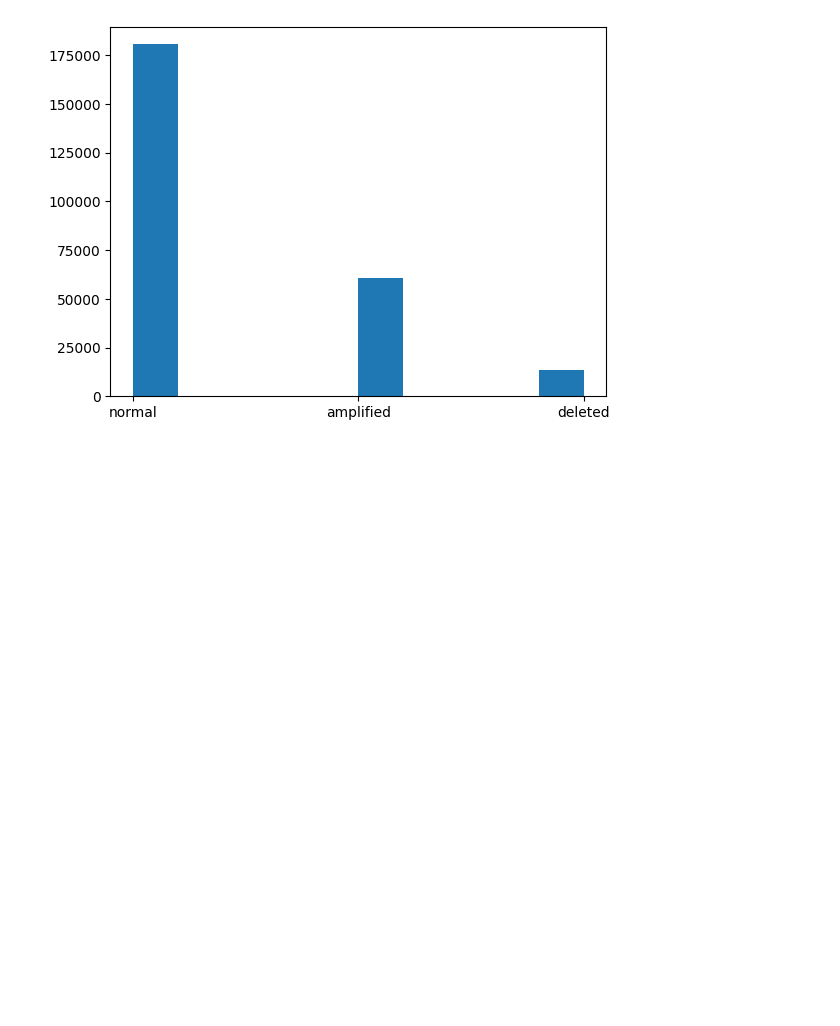
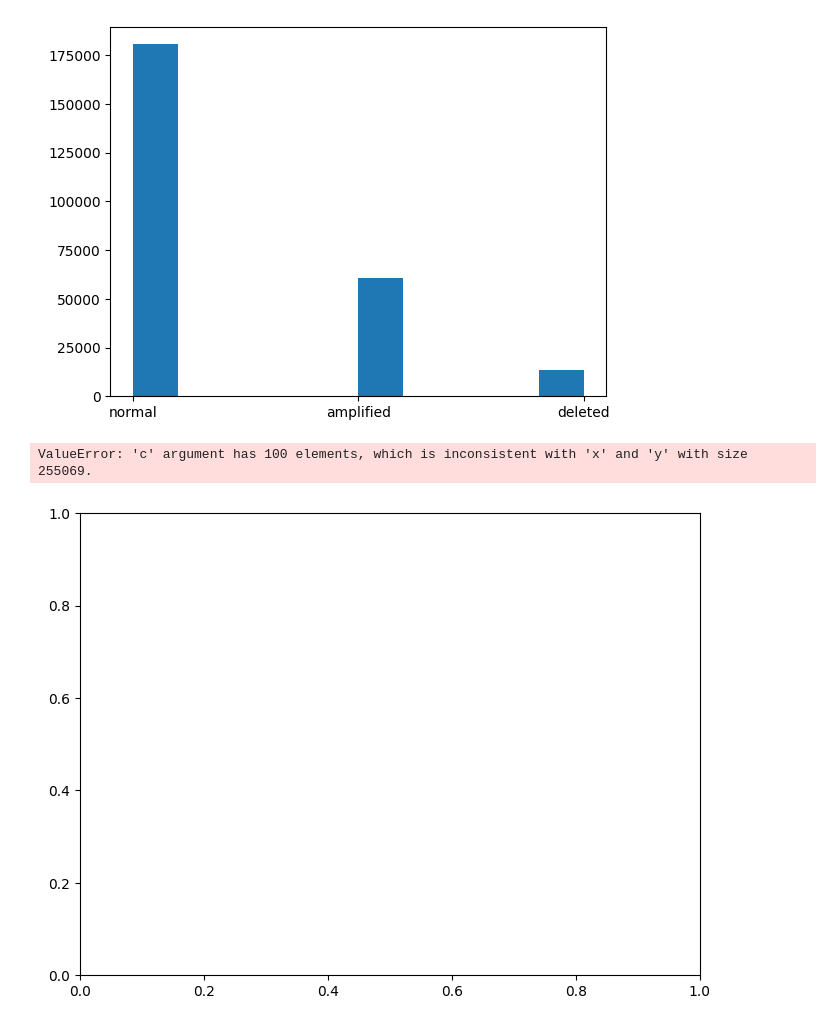
Before and after one commit to LaraLim/cnv-supervised-learning, a Jupyter notebook: ml/random_forest_classifier.ipynb, the cells around one changed output. Cells and saved outputs as stored; diff of their text form; code cells hidden in the pictures; blank space fills up the shorter version.

```diff
--- a/ml/random_forest_classifier.ipynb
+++ b/ml/random_forest_classifier.ipynb
@@ -74,3 +74,27 @@ amplified     60891
 deleted       13572
 Name: count, dtype: int64
 [figure]
+# %%
+import matplotlib.pyplot as plt
+from sklearn.decomposition import PCA
+from sklearn.preprocessing import StandardScaler
+
+# Step 1: Standardize the data
+scaler = StandardScaler()
+X_scaled = scaler.fit_transform(X_unseen)  # Standardizing X_unseen
+
+# Step 2: Apply PCA to reduce dimensions to 2 components
+pca = PCA(n_components=2)
+X_pca = pca.fit_transform(X_scaled)
+
+# Step 3: Plot the results, coloring points by predictions
+plt.figure(figsize=(8, 6))
+plt.scatter(X_pca[:, 0], X_pca[:, 1], c=y_pred_unseen, cmap='viridis', label='Predicted Labels')
+plt.xlabel('First principal component')
+plt.ylabel('Second principal component')
+plt.title('PCA plot of Unseen Data with Predictions')
+plt.colorbar(label='Predicted Class')
+plt.show()
+# %% [output]
+ValueError: 'c' argument has 100 elements, which is inconsistent with 'x' and 'y' with size 255069.
+[figure, added]
```
